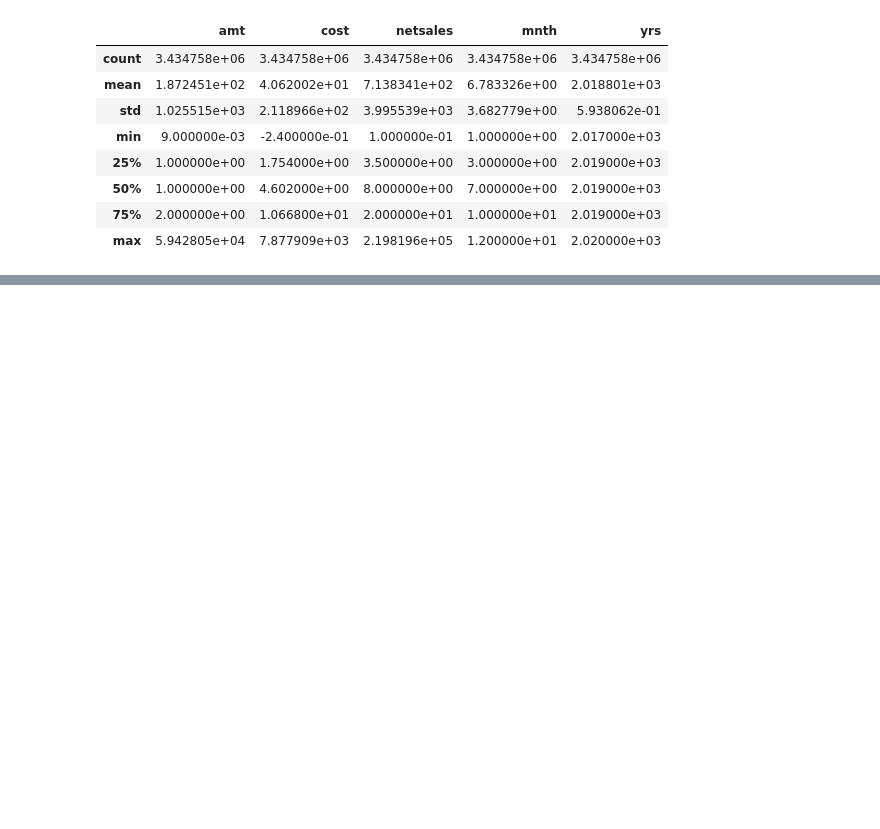
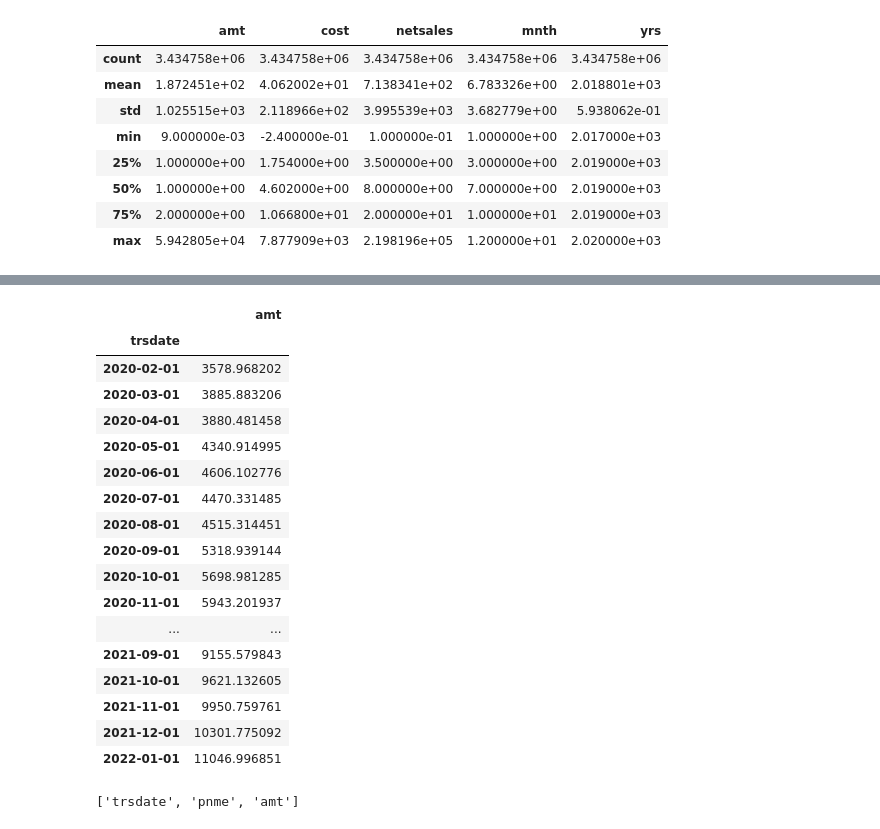
Before and after one commit to odog96veritic/forecast_generator, a Jupyter notebook: notebooks/test_daily_to_monthly.ipynb, the cells around one changed output, grey strips where cells are left out. Cells and saved outputs as stored; diff of their text form; code cells hidden in the pictures; blank space fills up the shorter version.

```diff
--- a/notebooks/test_daily_to_monthly.ipynb
+++ b/notebooks/test_daily_to_monthly.ipynb
@@ -540,0 +587,25 @@ Performing stepwise search to minimize aic
+# %%
+tsfm.get_pred_data('Accessories', is_adjusted=True)
+# %% [output]
+|  | amt |
+| trsdate |  |
+| 2020-02-01 | 3578.968202 |
+| 2020-03-01 | 3885.883206 |
+| 2020-04-01 | 3880.481458 |
+| 2020-05-01 | 4340.914995 |
+| 2020-06-01 | 4606.102776 |
+| 2020-07-01 | 4470.331485 |
+| 2020-08-01 | 4515.314451 |
+| 2020-09-01 | 5318.939144 |
+| 2020-10-01 | 5698.981285 |
+| 2020-11-01 | 5943.201937 |
+| ... | ... |
+| 2021-09-01 | 9155.579843 |
+| 2021-10-01 | 9621.132605 |
+| 2021-11-01 | 9950.759761 |
+| 2021-12-01 | 10301.775092 |
+| 2022-01-01 | 11046.996851 |
+# %%
+tsfm.columns
+# %% [output]
+['trsdate', 'pnme', 'amt']
```
Also changed, not shown: parts of 6 cells of this notebook, 1 other file.
